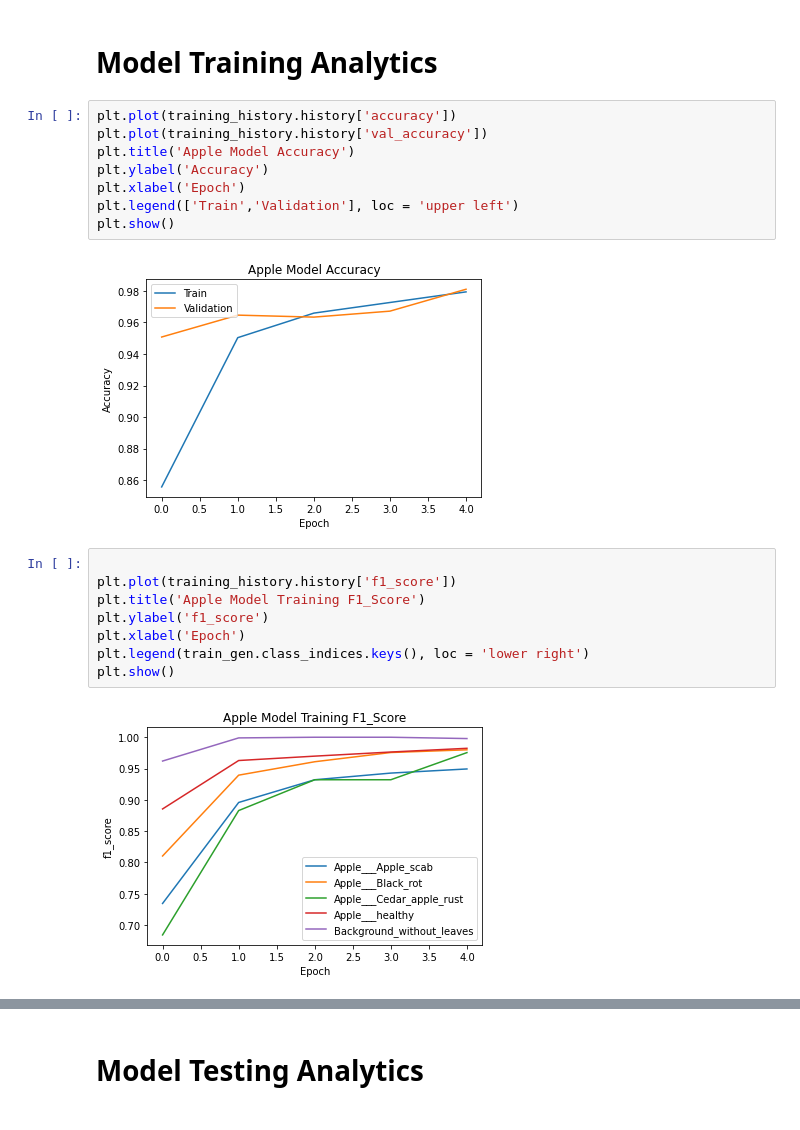
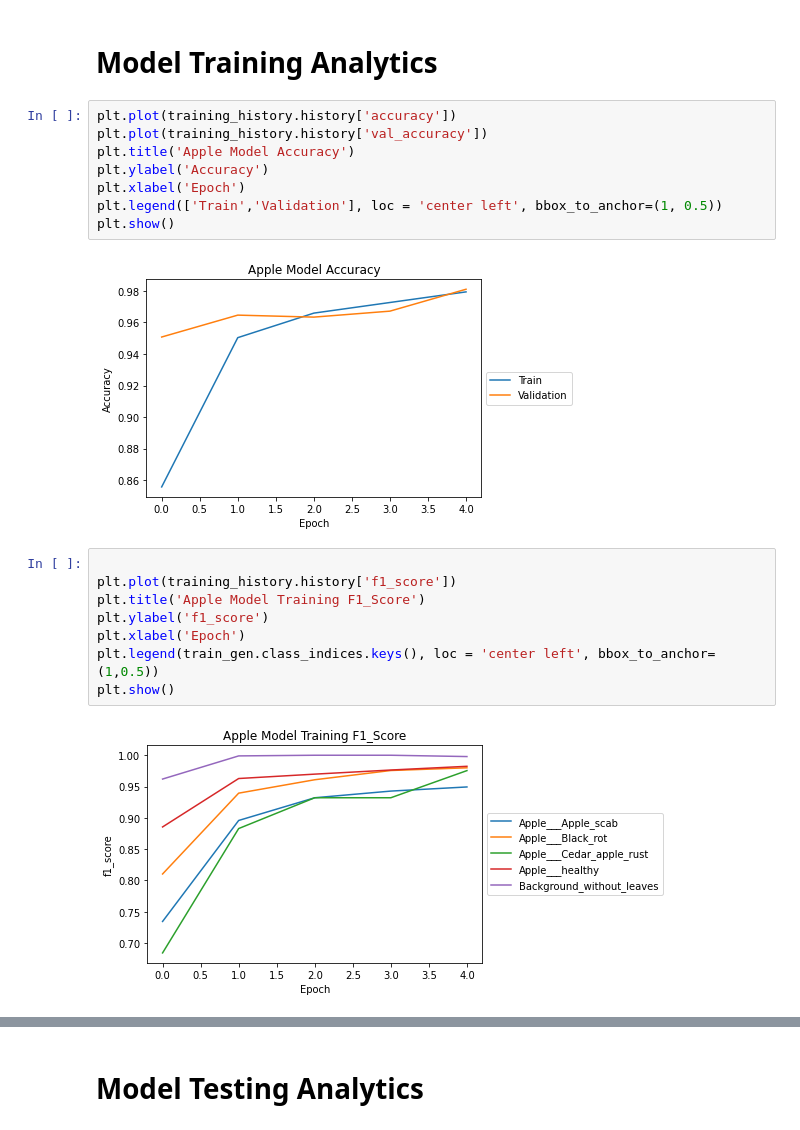
Before and after one commit to brymer-meneses/chloroplast, a Jupyter notebook: machine_learning/model_training/apple.ipynb, the cells around one changed output, grey strips where cells are left out. Cells and saved outputs as stored; diff of their text form.

Commit message:
Made changes to the training phase

```diff
--- a/machine_learning/model_training/apple.ipynb
+++ b/machine_learning/model_training/apple.ipynb
@@ -343,23 +343,23 @@ model.save("apple.h5")
 # %%
 plt.plot(training_history.history['accuracy'])
 plt.plot(training_history.history['val_accuracy'])
 plt.title('Apple Model Accuracy')
 plt.ylabel('Accuracy')
 plt.xlabel('Epoch')
-plt.legend(['Train','Validation'], loc = 'upper left')
+plt.legend(['Train','Validation'], loc = 'center left', bbox_to_anchor=(1, 0.5))
 plt.show()
 # %% [output]
-[figure, old version]
+[figure, new version]
 # %%
 
 plt.plot(training_history.history['f1_score'])
 plt.title('Apple Model Training F1_Score')
 plt.ylabel('f1_score')
 plt.xlabel('Epoch')
-plt.legend(train_gen.class_indices.keys(), loc = 'lower right')
+plt.legend(train_gen.class_indices.keys(), loc = 'center left', bbox_to_anchor=(1,0.5))
 plt.show()
 # %% [output]
-[figure, old version]
+[figure, new version]
 # %%
 plt.plot(training_history.history['val_f1_score'])
 plt.title('Apple Model Validation F1_Score')
```
Also changed, not shown: parts of 2 cells of this notebook.
